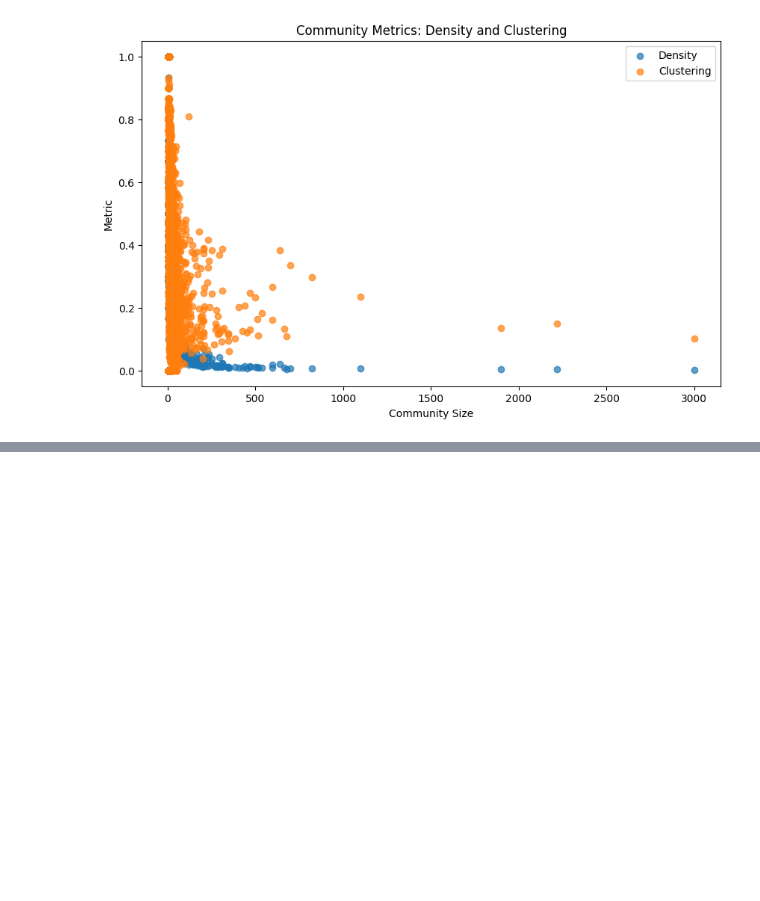
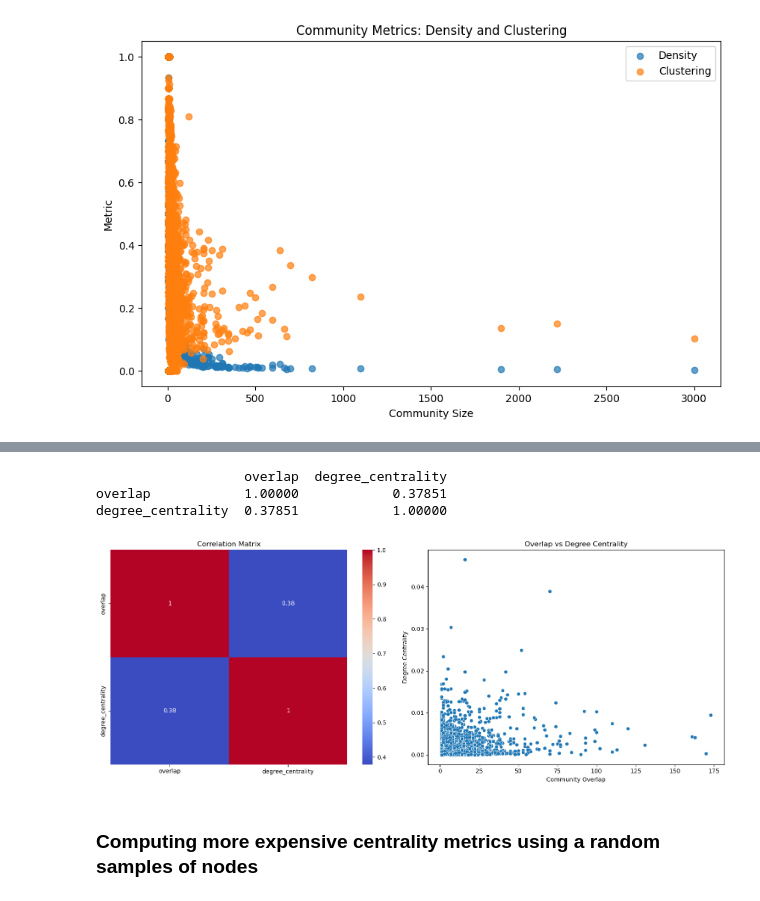
Before and after one commit to danielcl24/projeto_adc, a Jupyter notebook: projeto_adc.ipynb, the cells around one changed output, grey strips where cells are left out. Drawn from its saved outputs; the diff is of its cells as text; code cells hidden in the pictures; blank space fills up the shorter version.

Commit message:
metricas de correlation entre overlap e centrality

```diff
--- a/projeto_adc.ipynb
+++ b/projeto_adc.ipynb
@@ -716,0 +747,3 @@ plot_community_metrics(community_metrics_df)
+# %%
+degree_centrality = nx.degree_centrality(final_subgraph)
+print("Degree Centrality:", degree_centrality)
@@ -716,0 +755,39 @@ plot_community_metrics(community_metrics_df)
+# %%
+import seaborn as sns
+
+# transform node_to_communities to store numerical values instead of lists
+node_to_overlap = {node: len(communities) for node, communities in node_to_communities.items()}
+
+
+df = pd.DataFrame({
+    'overlap': pd.Series(node_to_overlap),
+    'degree_centrality': pd.Series(degree_centrality),
+})
+
+# Compute correlation
+correlation = df.corr()
+print(correlation)
+
+
+fig, axes = plt.subplots(1, 2, figsize=(15, 6))  # 1 row, 2 columns
+
+# Plot the heatmap on the first subplot
+sns.heatmap(df.corr(), annot=True, cmap='coolwarm', ax=axes[0])
+axes[0].set_title('Correlation Matrix')
+
+# Plot the scatter plot on the second subplot
+sns.scatterplot(data=df, x='overlap', y='degree_centrality', ax=axes[1])
+axes[1].set_title('Overlap vs Degree Centrality')
+axes[1].set_xlabel('Community Overlap')
+axes[1].set_ylabel('Degree Centrality')
+
+# Adjust layout and display the plots
+plt.tight_layout()
+plt.show()
+# %% [output]
+                   overlap  degree_centrality
+overlap            1.00000            0.37851
+degree_centrality  0.37851            1.00000
+[figure, added]
+# %% [markdown]
+### Computing more expensive centrality metrics using a random samples of nodes
```
Also changed, not shown: parts of 13 cells of this notebook, 1 other file.
